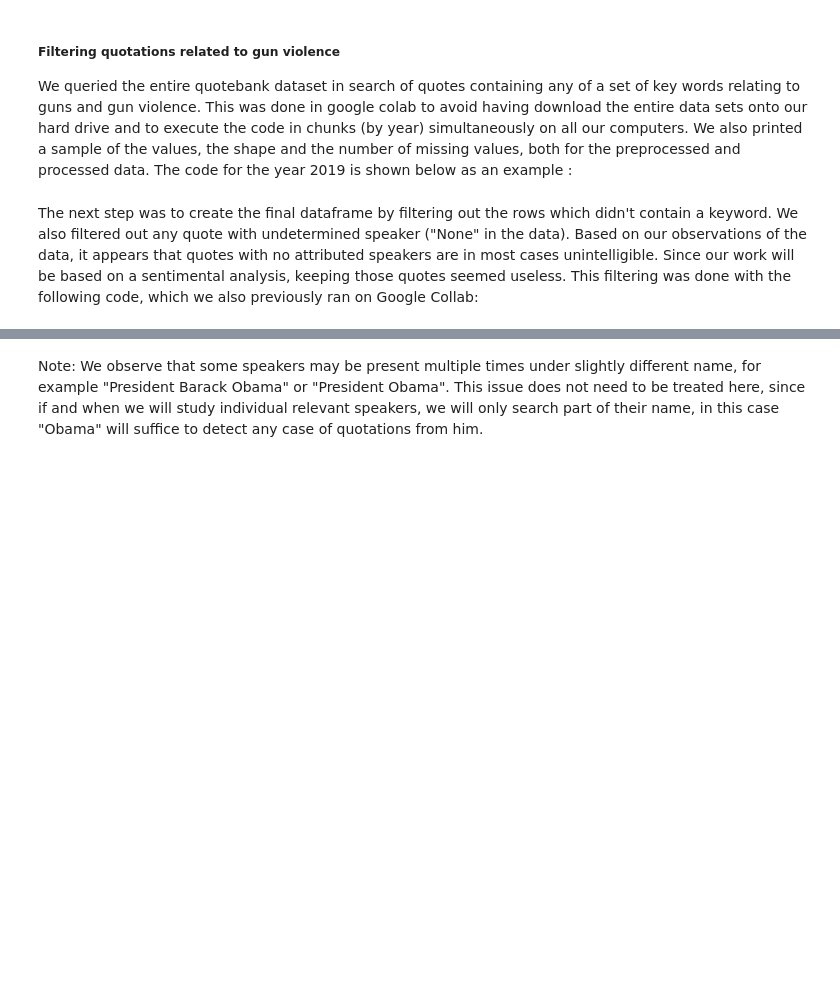
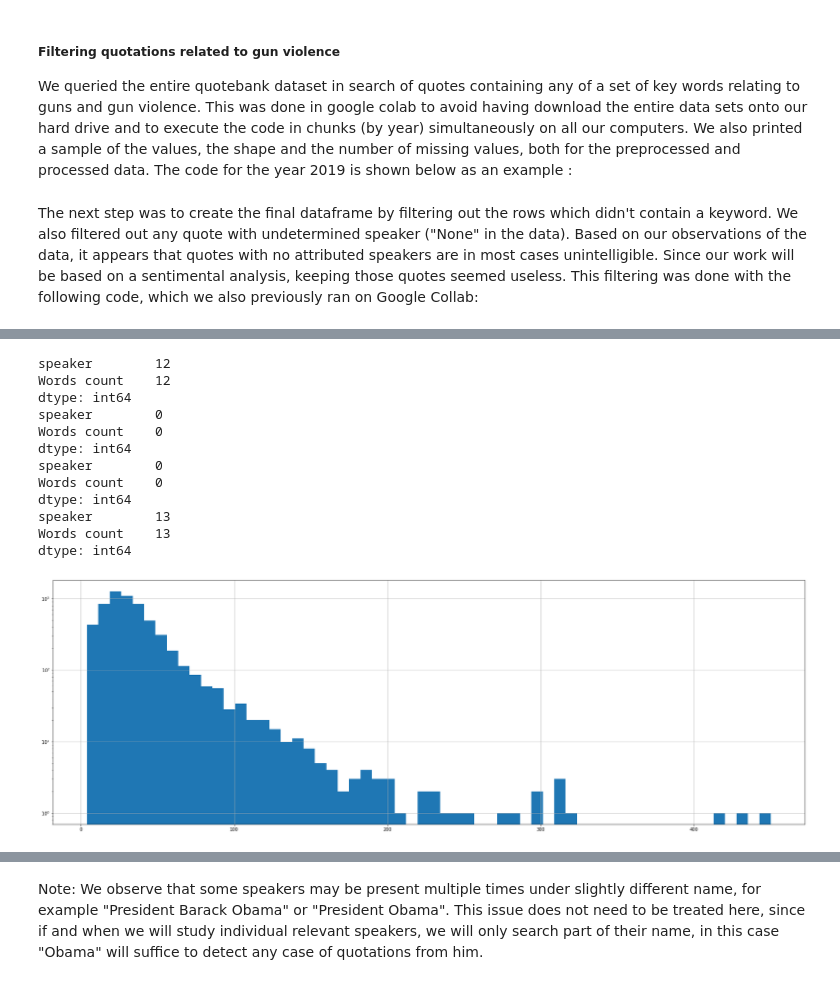
Before and after one commit to epfl-ada/ada-2021-project-lejt, a Jupyter notebook: Initial_Analysis.ipynb, the cells around one changed output, grey strips where cells are left out. Cells and saved outputs as stored; diff of their text form; code cells hidden in the pictures; blank space fills up the shorter version.

```diff
--- a/Initial_Analysis.ipynb
+++ b/Initial_Analysis.ipynb
@@ -94,0 +95,6 @@ df.query
+# %%
+avg_word_counts_par_speaker = df.groupby(['speaker'])[['Words count']].mean().reset_index()
+print(avg_word_counts_par_speaker.shape)
+avg_word_counts_par_speaker = avg_word_counts_par_speaker.sort_values('Words count', ascending=False)
+avg_word_counts_par_speaker
+# we see that we have some speaker with very high avg word counts, let's dig deeper
@@ -94,0 +116,20 @@ df.query
+# %%
+avg_word_counts_par_speaker['Words count'].hist(log=True, bins=60, figsize=[30,10])
+print(avg_word_counts_par_speaker[avg_word_counts_par_speaker['Words count'] > 250].count())
+print(avg_word_counts_par_speaker[avg_word_counts_par_speaker['Words count'] < 3].count())
+print(avg_word_counts_par_speaker[avg_word_counts_par_speaker['Words count'] < 4].count())
+print(avg_word_counts_par_speaker[avg_word_counts_par_speaker['Words count'] < 5].count())
+# %% [output]
+speaker        12
+Words count    12
+dtype: int64
+speaker        0
+Words count    0
+dtype: int64
+speaker        0
+Words count    0
+dtype: int64
+speaker        13
+Words count    13
+dtype: int64
+[figure, added]
```
Also changed, not shown: parts of 9 cells of this notebook, 1 other file.
